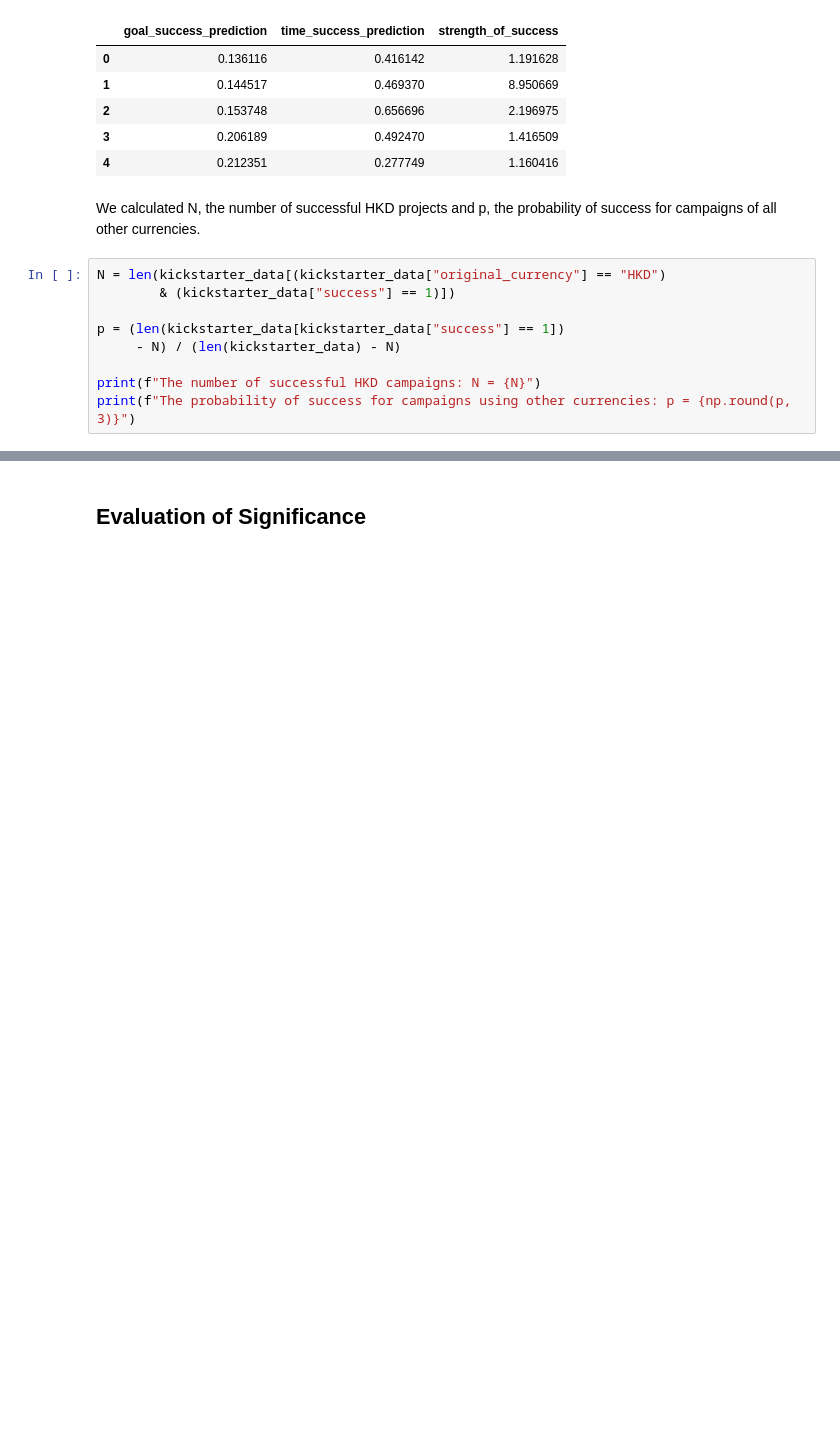
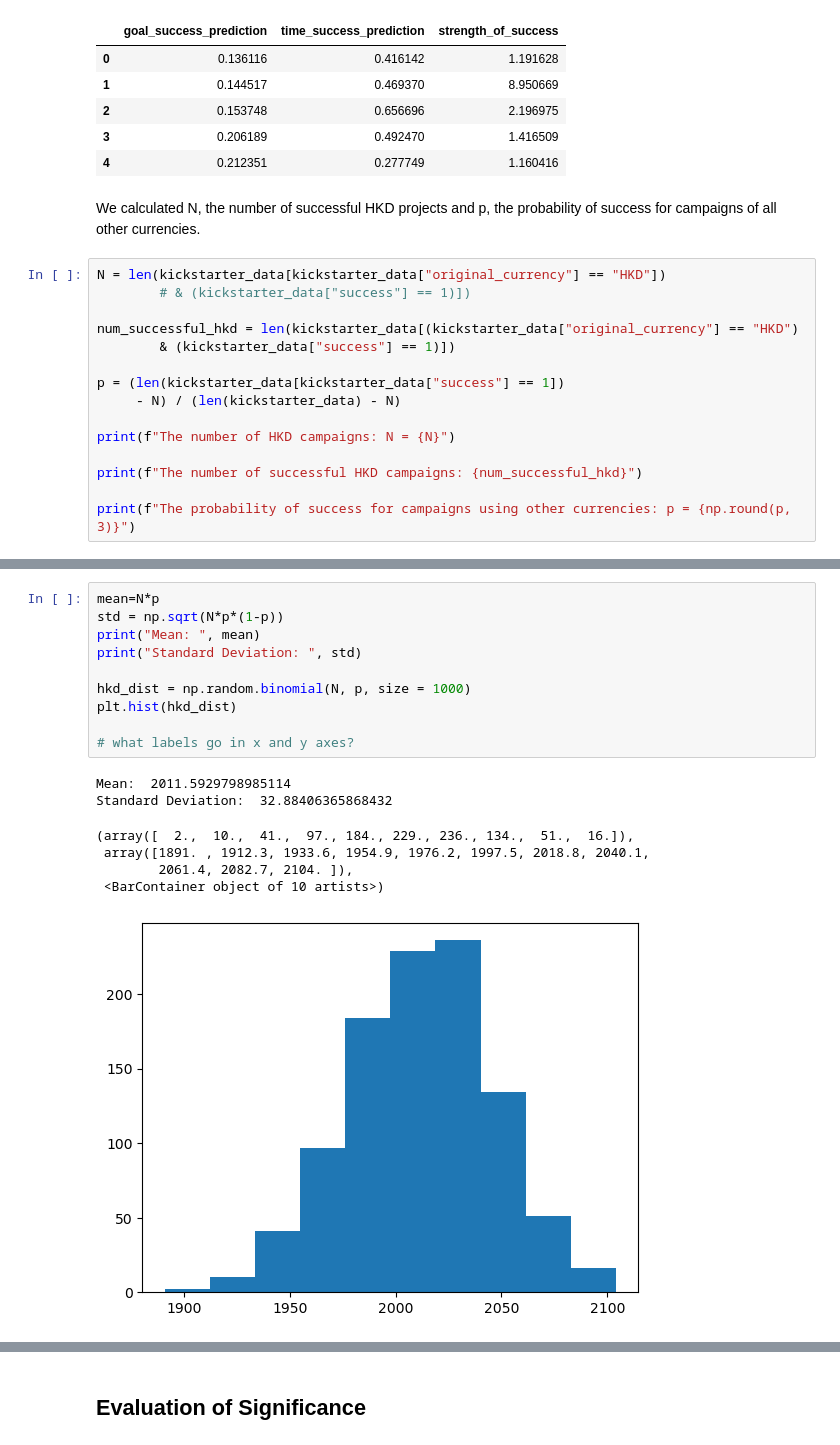
Before and after one commit to catherine-fang-git/kickstarter_project_success_info2950, a Jupyter notebook: INFO2950_Phase4.ipynb, the cells around one changed output, grey strips where cells are left out. Drawn from its saved outputs; the diff is of its cells as text; blank space fills up the shorter version.

Commit message:
binomial distribution as a placeholder
need to figure out what distribution to use and if we can even use .random or if we can calculate it based off the entire dataset

```diff
--- a/INFO2950_Phase4.ipynb
+++ b/INFO2950_Phase4.ipynb
@@ -494,12 +494,18 @@ kickstarter_data.iloc[:5, -3:]
 # %% [markdown]
 We calculated N, the number of successful HKD projects and p, the probability of success for campaigns of all other currencies.
 # %%
-N = len(kickstarter_data[(kickstarter_data["original_currency"] == "HKD")
+N = len(kickstarter_data[kickstarter_data["original_currency"] == "HKD"])
+        # & (kickstarter_data["success"] == 1)])
+
+num_successful_hkd = len(kickstarter_data[(kickstarter_data["original_currency"] == "HKD")
         & (kickstarter_data["success"] == 1)])
 
 p = (len(kickstarter_data[kickstarter_data["success"] == 1])
      - N) / (len(kickstarter_data) - N)
 
-print(f"The number of successful HKD campaigns: N = {N}")
+print(f"The number of HKD campaigns: N = {N}")
+
+print(f"The number of successful HKD campaigns: {num_successful_hkd}")
+
 print(f"The probability of success for campaigns using other currencies: p = {np.round(p, 3)}")
 # %% [output]
@@ -516,0 +525,18 @@ NOTE: We want to make sure that these observations are not due to random chance.
+# %%
+mean=N*p
+std = np.sqrt(N*p*(1-p))
+print("Mean: ", mean)
+print("Standard Deviation: ", std)
+
+hkd_dist = np.random.binomial(N, p, size = 1000)
+plt.hist(hkd_dist)
+
+# what labels go in x and y axes?
+# %% [output]
+Mean:  2011.5929798985114
+Standard Deviation:  32.88406365868432
+(array([  2.,  10.,  41.,  97., 184., 229., 236., 134.,  51.,  16.]),
+ array([1891. , 1912.3, 1933.6, 1954.9, 1976.2, 1997.5, 2018.8, 2040.1,
+        2061.4, 2082.7, 2104. ]),
+ <BarContainer object of 10 artists>)
+[figure, added]
```
Also changed, not shown: parts of 5 cells of this notebook.
